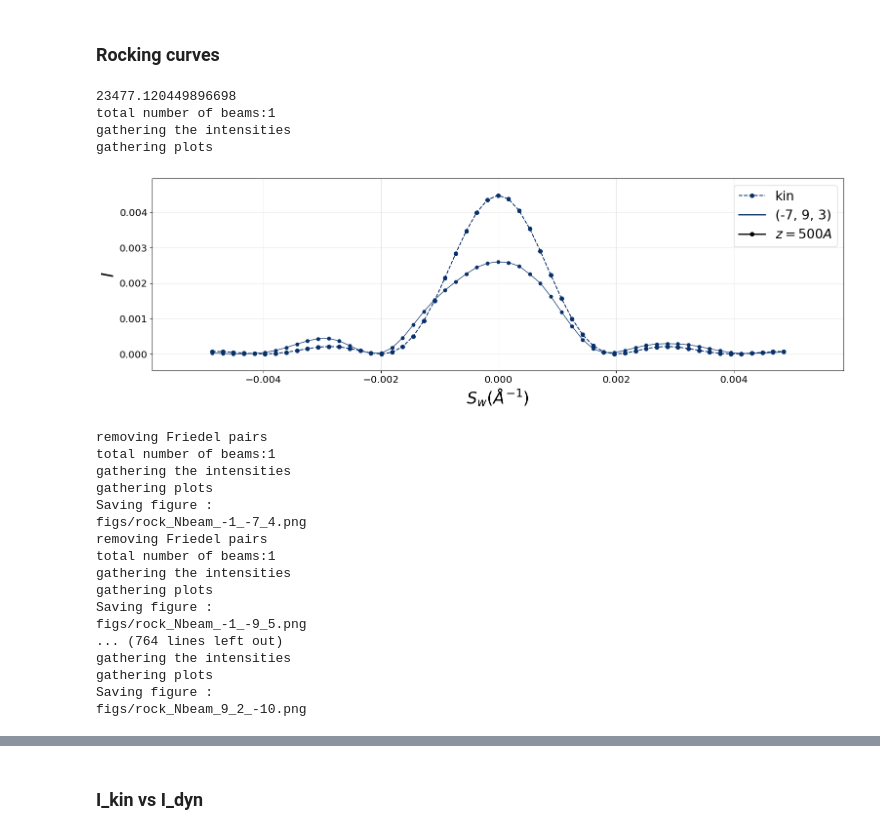
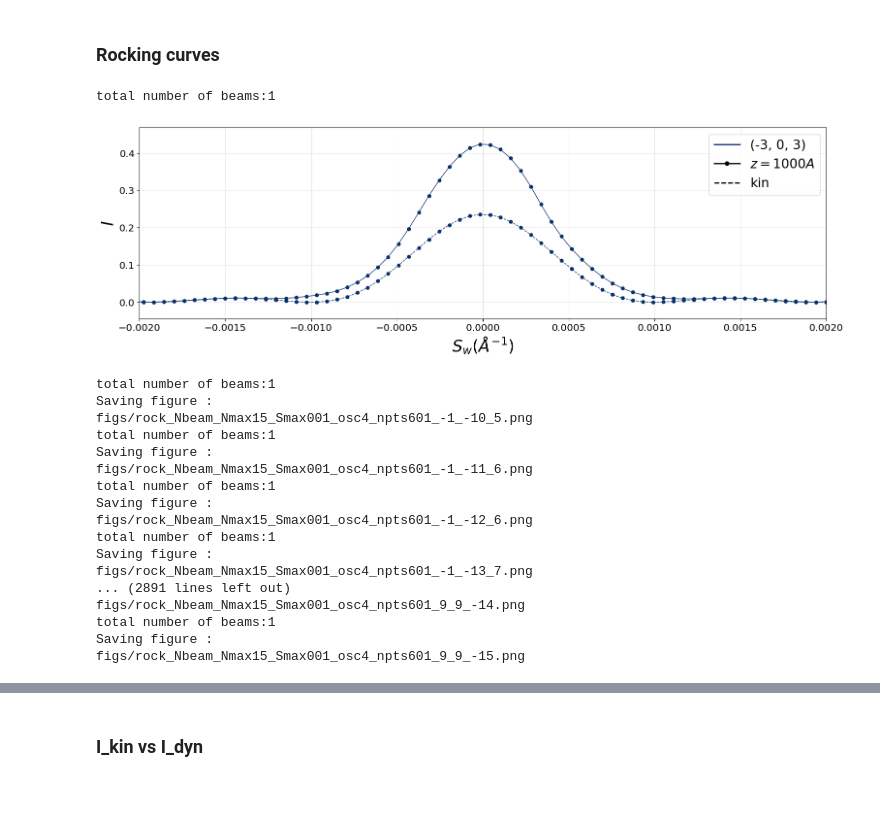
Before and after one commit to ccp4/ED_studies, a Jupyter notebook: bloch_kinematic/N-beam.ipynb, the cells around one changed output, grey strips where cells are left out. Drawn from its saved outputs; the diff is of its cells as text; code cells hidden in the pictures; blank space fills up the shorter version.

```diff
--- a/bloch_kinematic/N-beam.ipynb
+++ b/bloch_kinematic/N-beam.ipynb
@@ -73,6 +77,6 @@ rock = bl.Bloch_cont(path=rock_path('Nbeam'),uvw=uvw,tag='',Sargs=Sargs,
 # %% [markdown]
 ### Excitation errors
 # %%
-rock=ut.load_pkl(rock_file('Nbeam'))
-fig,ax=rock.show_excitation_map(vm=0.0045,sw_min=5e-5,nb_max=50,figs=figs);
+rock=ut.load_pkl(rock_file('Nbeam_Nmax15_Smax001_osc4_npts601'))
+fig,ax=rock.show_excitation_map(vm=0.0095,sw_min=5e-5,nb_max=50,figs=figs);
 # %% [output]
@@ -104,3 +108,3 @@ dat/LTA/rocks/Nbeam/u-frame__100.pkl
 # %%
-rock=ut.load_pkl(rock_file)
-rock.do('_set_beams_vs_thickness', thicks=np.arange(10,5001,10))
+rock=ut.load_pkl(rock_file('Nbeam_Nmax15_Smax001_osc4_npts601'))
+rock.do('_set_beams_vs_thickness', verbose=False,thicks=np.arange(10,5001,10),v=0)
@@ -125,46 +111,35 @@ dat/LTA/rocks/Nbeam/u-frame__100.pkl
 # %% [markdown]
 ### Rocking curves
 # %%
-rock=ut.load_pkl(rock_file('Nbeam'))
-h=str((-7,9,3))
-t = 500
-sw=rock.beams.loc[h].Sw
-xi_g=np.real(df_Fhkl.loc[h].xi_g);print(xi_g)
-Ikin = ((np.pi*t/xi_g)*np.sinc(np.array(sw)*t))**2
-
-fig,ax = dsp.create_fig(figsize=figs)
-cmap='Blues'
-cm=dsp.getCs(cmap,1)
-ax.plot(sw,Ikin,'--o',color=cm[0],label='kin');
-rock.plot_rocking(ax=ax,refl=[h],zs=[t],cmap=cmap);#,xylims=['y',0,1]);#,name='figs/rock_%s_%s.png' %(name,rep(h)),opt='sc')
+rock=ut.load_pkl(rock_file('Nbeam_Nmax15_Smax001_osc4_npts601'))
+h=str((-3,0,3))
+rock.plot_rocking(refl=[h],zs=[1000],cmap='Blues',kin=True,figsize=figs,xylims=['x',-0.002,0.002]);#,name='figs/rock_%s_%s.png' %(name,rep(h)),opt='sc')
 # %% [output]
-23477.120449896698
 total number of beams:1
-gathering the intensities
-gathering plots
-[figure, old version]
+[figure, new version]
 # %%
-zs=[100,200,300,400,500]
-hklf=rock.get_full_refl(Swm=0.0045)
-rep = lambda s:s.replace(', ','_').replace('(','').replace(')','')
+name='Nbeam_Nmax15_Smax001_osc4_npts601'
+zs=[100,200,500]
+hklf=rock.get_full_refl(Swm=0.0095)
+# len(hklf)
 for h in hklf:
-    fig,ax=rock.plot_rocking(refl=[h],zs=zs,figsize=figs,name='figs/rock_%s_%s.png' %(name,rep(h)),opt='sc')
+    fig,ax=rock.plot_rocking(refl=[h],zs=zs,figsize=figs,name='figs/rock_%s_%s.png' %(name,rep(h)),opt='sc');
 # %% [output]
-removing Friedel pairs
 total number of beams:1
-gathering the intensities
-gathering plots
 Saving figure :
-figs/rock_Nbeam_-1_-7_4.png
-removing Friedel pairs
+figs/rock_Nbeam_Nmax15_Smax001_osc4_npts601_-1_-10_5.png
 total number of beams:1
-gathering the intensities
-gathering plots
 Saving figure :
-figs/rock_Nbeam_-1_-9_5.png
-... (764 lines left out)
-gathering the intensities
-gathering plots
+figs/rock_Nbeam_Nmax15_Smax001_osc4_npts601_-1_-11_6.png
+total number of beams:1
 Saving figure :
-figs/rock_Nbeam_9_2_-10.png
+figs/rock_Nbeam_Nmax15_Smax001_osc4_npts601_-1_-12_6.png
+total number of beams:1
+Saving figure :
+figs/rock_Nbeam_Nmax15_Smax001_osc4_npts601_-1_-13_7.png
+... (2891 lines left out)
+figs/rock_Nbeam_Nmax15_Smax001_osc4_npts601_9_9_-14.png
+total number of beams:1
+Saving figure :
+figs/rock_Nbeam_Nmax15_Smax001_osc4_npts601_9_9_-15.png
 # %%
```
Also changed, not shown: parts of 30 cells of this notebook, 9 other files.
